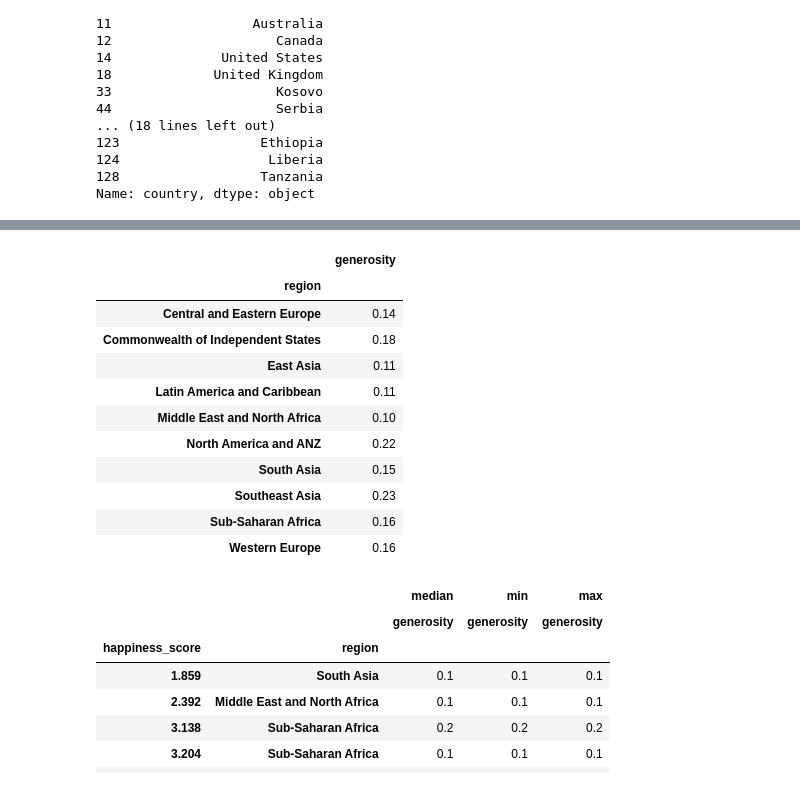
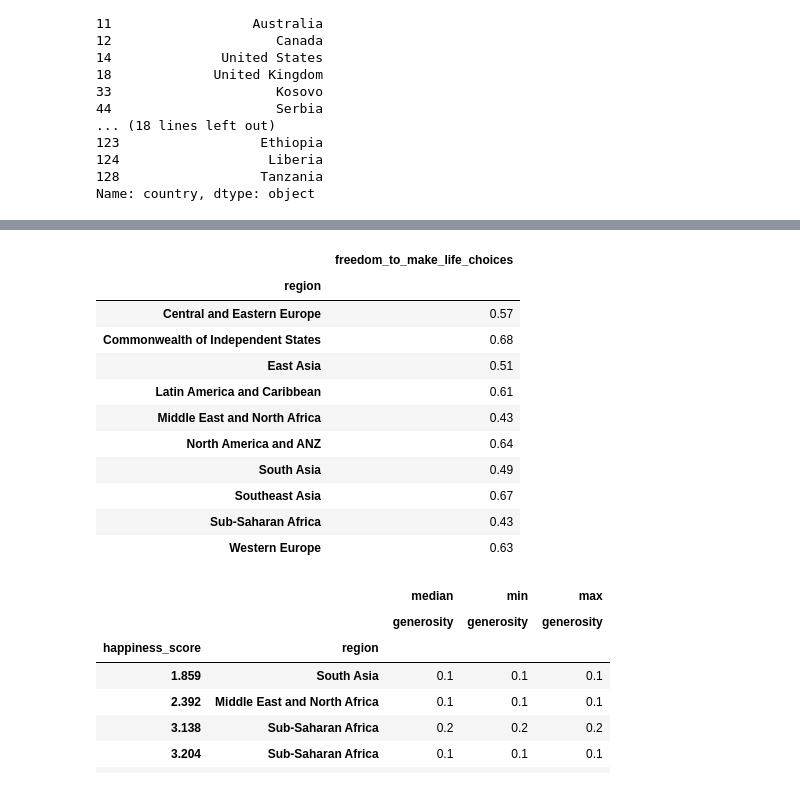
Before and after one commit to shimjide123/datman, a Jupyter notebook: Yu_Nong_ps1_data_management.ipynb, the cells around one changed output, grey strips where cells are left out. Saved outputs shown, nothing was run; the diff lists cells and outputs as text; code cells hidden in the pictures.

```diff
--- a/Yu_Nong_ps1_data_management.ipynb
+++ b/Yu_Nong_ps1_data_management.ipynb
@@ -319,20 +321,20 @@ pd.crosstab(Happiness.happiness_score,Happiness.region).head(10)
 | 3.694 | 0 | 0 | 0 | 0 | ... |
 | 3.982 | 0 | 0 | 0 | 0 | ... |
 # %%
-pd.pivot_table(Happiness, index='region', values='generosity', aggfunc='mean').round(2)
+pd.pivot_table(Happiness, index='region', values='freedom_to_make_life_choices', aggfunc='mean').round(2) #average values of freedom_to_make_life_choices by region
 # %% [output]
-|  | generosity |
+|  | freedom_to_make_life_choices |
 | region |  |
-| Central and Eastern Europe | 0.14 |
-| Commonwealth of Independent States | 0.18 |
-| East Asia | 0.11 |
-| Latin America and Caribbean | 0.11 |
-| Middle East and North Africa | 0.10 |
-| North America and ANZ | 0.22 |
-| South Asia | 0.15 |
-| Southeast Asia | 0.23 |
-| Sub-Saharan Africa | 0.16 |
-| Western Europe | 0.16 |
+| Central and Eastern Europe | 0.57 |
+| Commonwealth of Independent States | 0.68 |
+| East Asia | 0.51 |
+| Latin America and Caribbean | 0.61 |
+| Middle East and North Africa | 0.43 |
+| North America and ANZ | 0.64 |
+| South Asia | 0.49 |
+| Southeast Asia | 0.67 |
+| Sub-Saharan Africa | 0.43 |
+| Western Europe | 0.63 |
 # %%
 pd.pivot_table(Happiness, index=['happiness_score','region'], values= 'generosity' , aggfunc=['median','std','min','max']).round(1)
 # %% [output]
```
Also changed, not shown: parts of 9 cells of this notebook.
